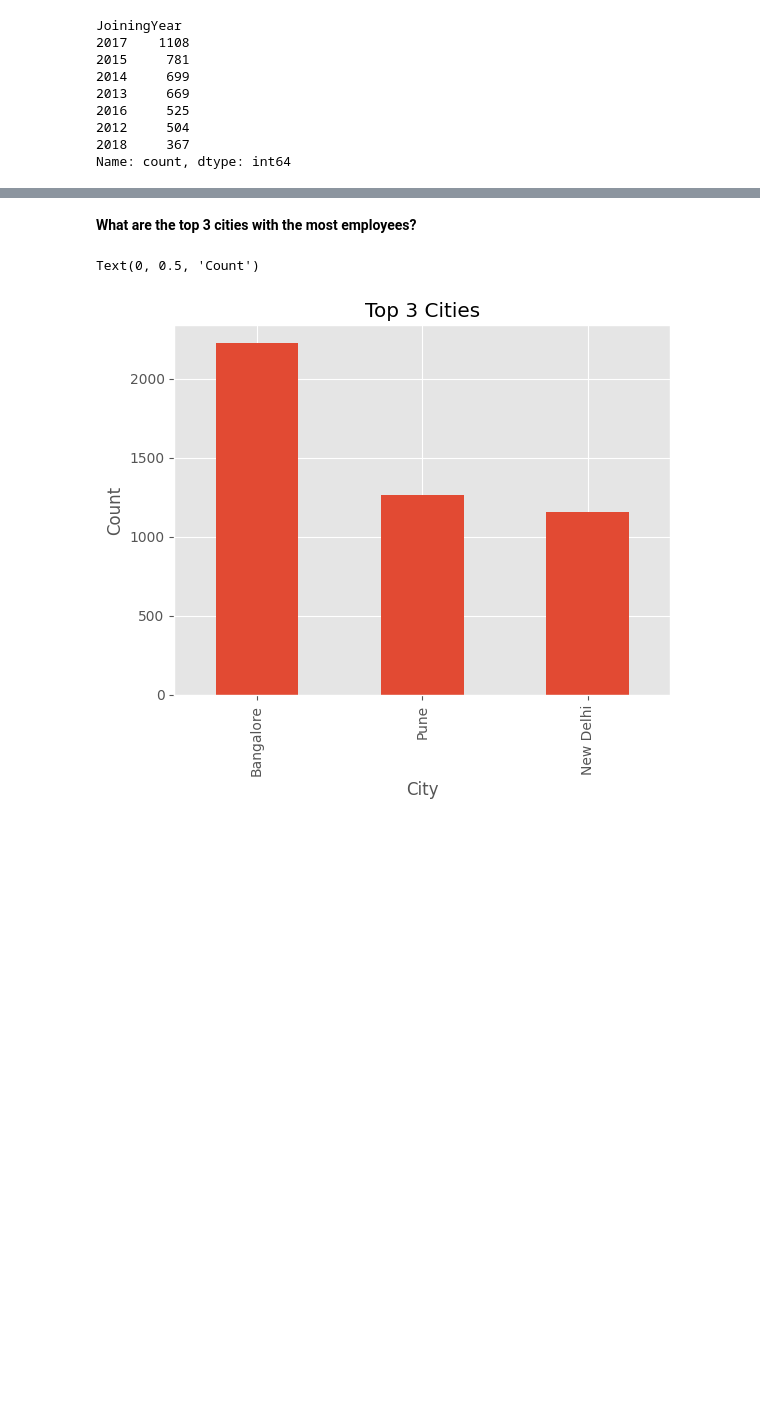
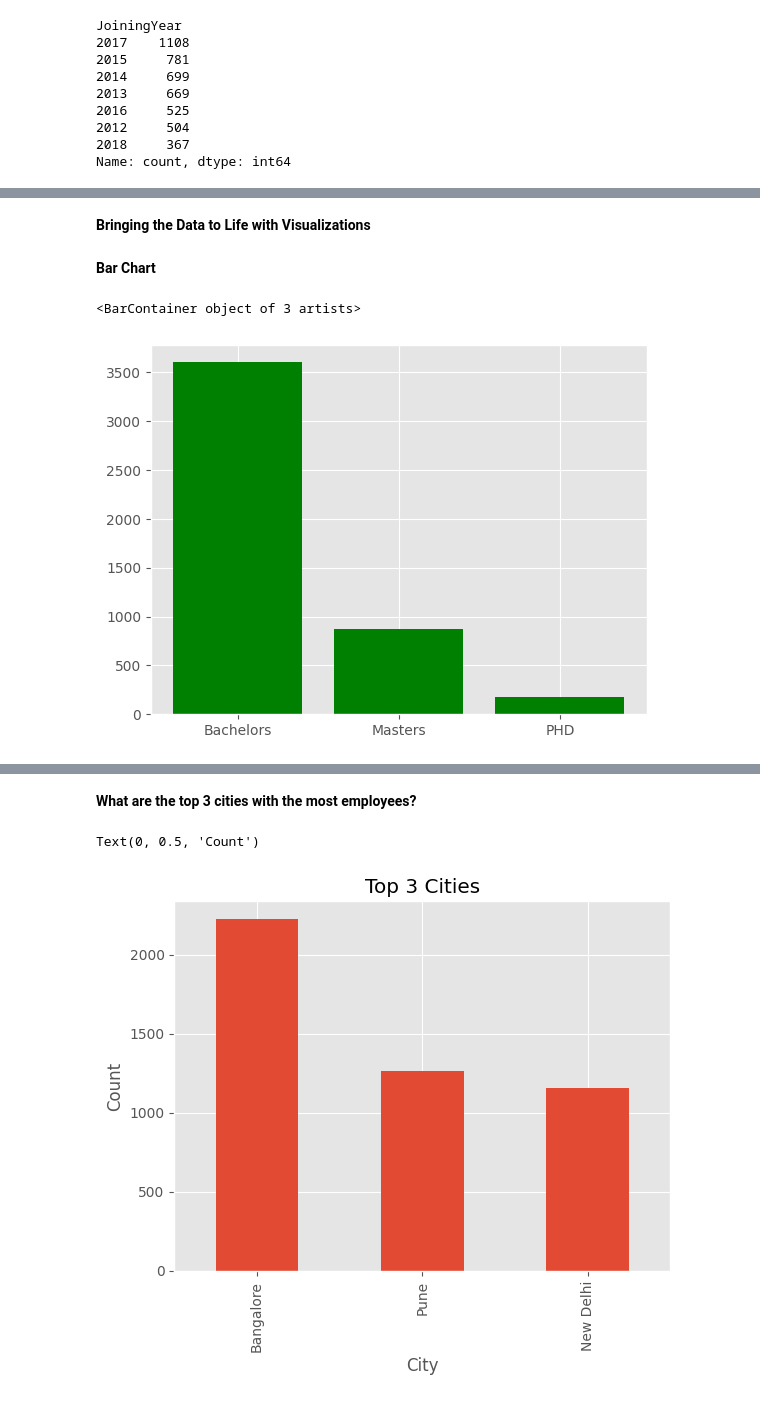
Before and after one commit to Panaee/Data_Analytics, a Jupyter notebook: employee-dataset.ipynb, the cells around one changed output, grey strips where cells are left out. Saved outputs shown, nothing was run; the diff lists cells and outputs as text; code cells hidden in the pictures; blank space fills up the shorter version.

```diff
--- a/employee-dataset.ipynb
+++ b/employee-dataset.ipynb
@@ -233,0 +267,9 @@ Name: count, dtype: int64
+# %% [markdown]
+**Bringing the Data to Life with Visualizations**
+# %% [markdown]
+**Bar Chart**
+# %%
+plt.bar(df.Education.unique(), df.Education.value_counts(),color='green')
+# %% [output]
+<BarContainer object of 3 artists>
+[figure, added]
```
Also changed, not shown: parts of 49 cells of this notebook.
